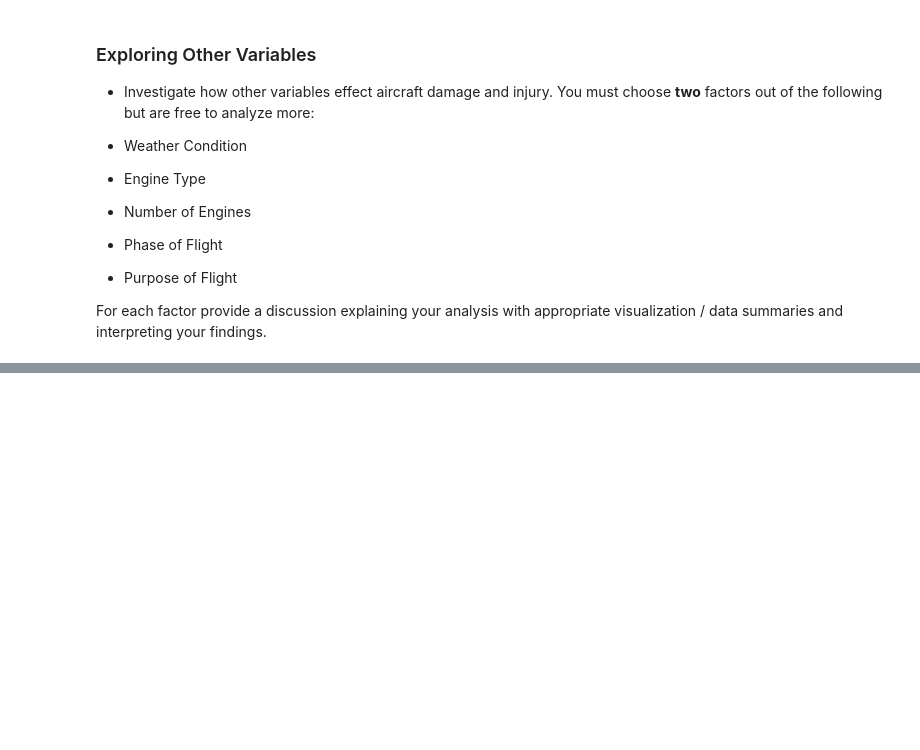
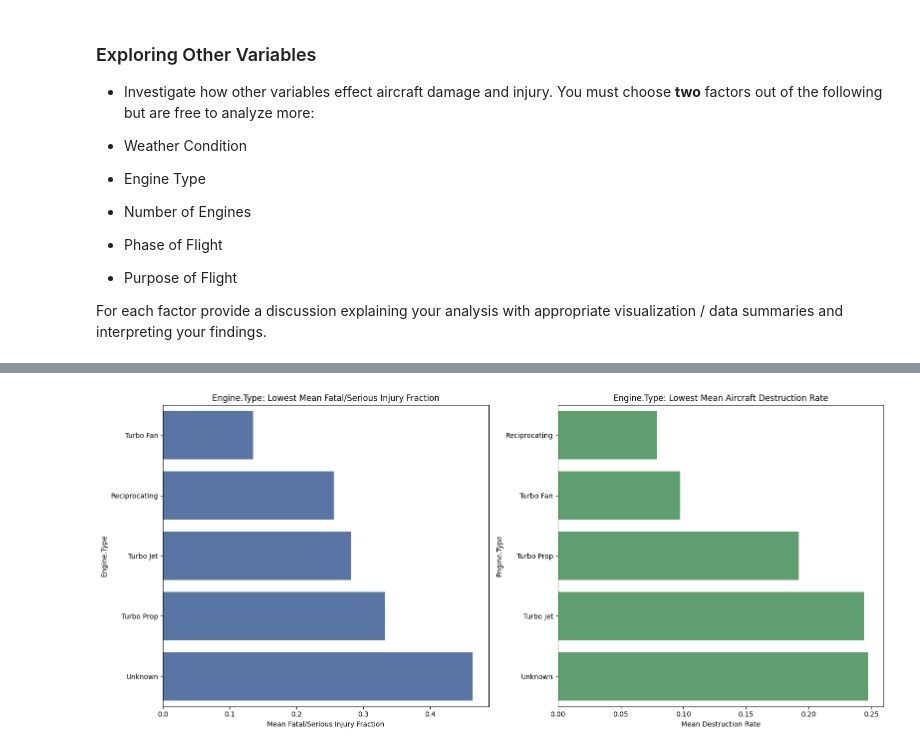
Before and after one commit to drivernf/dsc-course0-m8-lab, a Jupyter notebook: Aviation_Accidents_Data_Analysis.ipynb, the cells around one changed output, grey strips where cells are left out. Drawn from its saved outputs; the diff is of its cells as text; code cells hidden in the pictures; blank space fills up the shorter version.

```diff
--- a/Aviation_Accidents_Data_Analysis.ipynb
+++ b/Aviation_Accidents_Data_Analysis.ipynb
@@ -206,3 +317,93 @@ display(large_destroy_top15)
 - Purpose of Flight
 
 For each factor provide a discussion explaining your analysis with appropriate visualization / data summaries and interpreting your findings.
+# %%
+# Exploring Other Variables: Engine Type + Purpose of Flight
+analysis_df = df.copy()
+
+# Ensure Size.Group exists (for optional subgroup summaries)
+if "Size.Group" not in analysis_df.columns:
+    analysis_df["Size.Group"] = np.where(
+        analysis_df["Estimated.Total.Occupants"] <= 20,
+        "Small (<=20)",
+        "Large (>20)"
+    )
+
+# Keep valid rows for both outcomes
+analysis_df = analysis_df[
+    analysis_df["Fatal.Serious.Rate"].notna()
+    & analysis_df["Was.Destroyed"].notna()
+].copy()
+
+def analyze_factor(data, factor_col, min_n=30, top_k=12):
+    tmp = data[[factor_col, "Fatal.Serious.Rate", "Was.Destroyed", "Event.Id", "Size.Group"]].copy()
+    tmp[factor_col] = tmp[factor_col].astype("string").str.strip().fillna("Unknown")
+    tmp.loc[tmp[factor_col].isin(["", "Unk", "UNK", "Unknown"]), factor_col] = "Unknown"
+
+    # Overall summary
+    summary = (
+        tmp.groupby(factor_col, dropna=False)
+        .agg(
+            n_events=("Event.Id", "count"),
+            mean_fatal_serious_rate=("Fatal.Serious.Rate", "mean"),
+            mean_destroyed_rate=("Was.Destroyed", "mean")
+        )
+        .sort_values("n_events", ascending=False)
+    )
+
+    robust = summary.query("n_events >= @min_n").copy()
+    robust_injury = robust.sort_values(["mean_fatal_serious_rate", "n_events"], ascending=[True, False])
+    robust_destroy = robust.sort_values(["mean_destroyed_rate", "n_events"], ascending=[True, False])
+
+    print(f"\n=== {factor_col} (n >= {min_n}) ===")
+    print("Lowest injury-risk categories:")
+
+    display(robust_injury.head(10))
+    print("Lowest destruction-risk categories:")
+    display(robust_destroy.head(10))
+
+    # Subgroup summary by aircraft size
+    by_size = (
+        tmp.groupby([factor_col, "Size.Group"])
+        .agg(
+            n_events=("Event.Id", "count"),
+            mean_fatal_serious_rate=("Fatal.Serious.Rate", "mean"),
+            mean_destroyed_rate=("Was.Destroyed", "mean")
+        )
+        .query("n_events >= 10")
+        .sort_values(["Size.Group", "mean_fatal_serious_rate", "n_events"], ascending=[True, True, False])
+    )
+
+    print(f"Top rows by size for {factor_col}:")
+    display(by_size.head(20))
+
+    # Plots (top_k safest categories by each metric)
+    plot_injury = robust_injury.head(top_k).reset_index()
+    plot_destroy = robust_destroy.head(top_k).reset_index()
+
+    fig, axes = plt.subplots(1, 2, figsize=(16, 7))
+
+    sns.barplot(
+        data=plot_injury.sort_values("mean_fatal_serious_rate"),
+        x="mean_fatal_serious_rate", y=factor_col, ax=axes[0], color="#4C72B0"
+    )
+
+    axes[0].set_title(f"{factor_col}: Lowest Mean Fatal/Serious Injury Fraction")
+    axes[0].set_xlabel("Mean Fatal/Serious Injury Fraction")
+    axes[0].set_ylabel(factor_col)
+
+    sns.barplot(
+        data=plot_destroy.sort_values("mean_destroyed_rate"),
+        x="mean_destroyed_rate", y=factor_col, ax=axes[1], color="#55A868"
+    )
+
+    axes[1].set_title(f"{factor_col}: Lowest Mean Aircraft Destruction Rate")
+    axes[1].set_xlabel("Mean Destruction Rate")
+    axes[1].set_ylabel(factor_col)
+
+    plt.tight_layout()
+    plt.show()
+
+analyze_factor(analysis_df, "Engine.Type", min_n=30, top_k=12)
+analyze_factor(analysis_df, "Purpose.of.flight", min_n=30, top_k=12)
+# %% [output]
@@ -208,0 +439 @@ For each factor provide a discussion explaining your analysis with appropriate v
+[figure, added]
```
Also changed, not shown: parts of 5 cells of this notebook.
